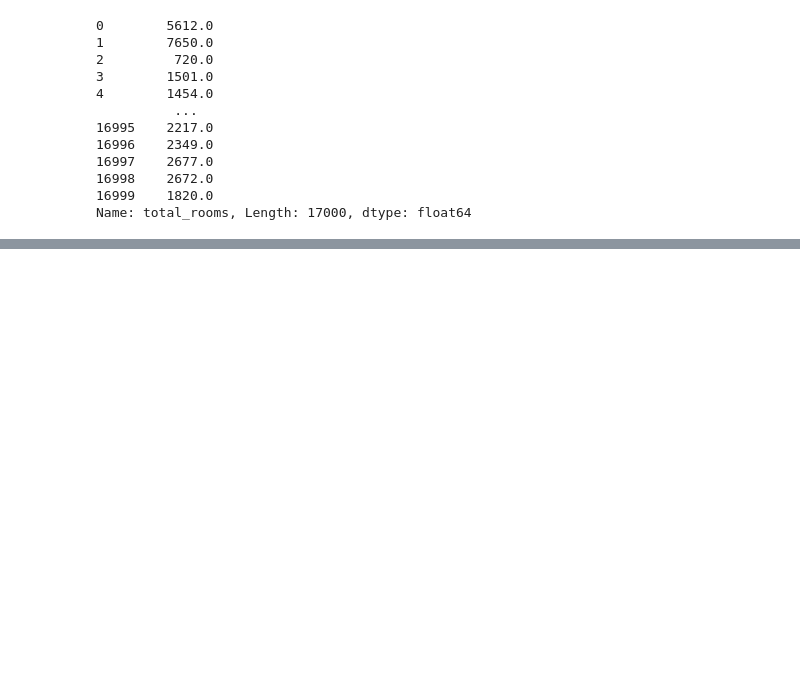
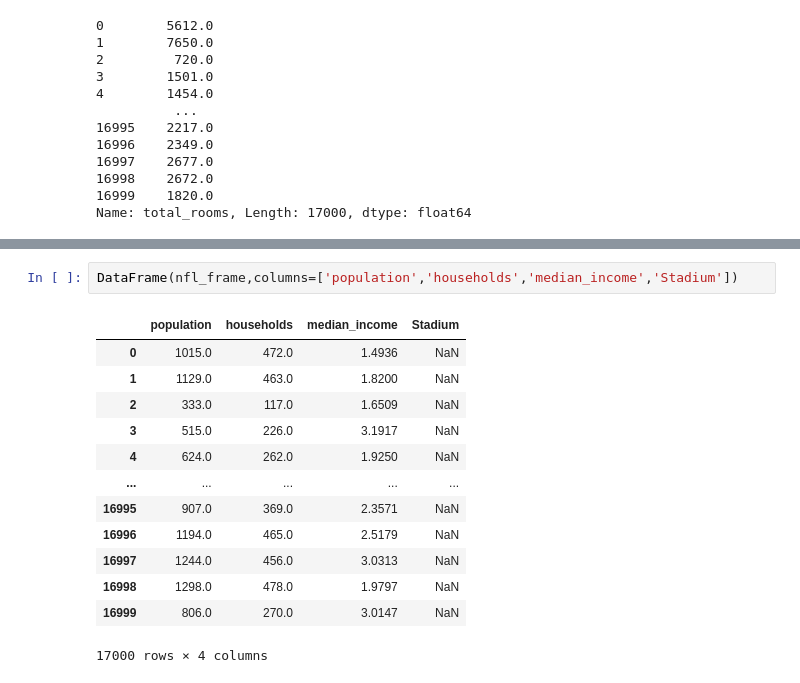
Before and after one commit to mingma1369/Python, a Jupyter notebook: Lecture_15_DataFrame.ipynb, the cells around one changed output, grey strips where cells are left out. Drawn from its saved outputs; the diff is of its cells as text; blank space fills up the shorter version.

```diff
--- a/Lecture_15_DataFrame.ipynb
+++ b/Lecture_15_DataFrame.ipynb
@@ -62,0 +79,16 @@ Name: total_rooms, Length: 17000, dtype: float64
+# %%
+DataFrame(nfl_frame,columns=['population','households','median_income','Stadium'])
+# %% [output]
+|  | population | households | median_income | Stadium |
+| 0 | 1015.0 | 472.0 | 1.4936 | NaN |
+| 1 | 1129.0 | 463.0 | 1.8200 | NaN |
+| 2 | 333.0 | 117.0 | 1.6509 | NaN |
+| 3 | 515.0 | 226.0 | 3.1917 | NaN |
+| 4 | 624.0 | 262.0 | 1.9250 | NaN |
+| ... | ... | ... | ... | ... |
+| 16995 | 907.0 | 369.0 | 2.3571 | NaN |
+| 16996 | 1194.0 | 465.0 | 2.5179 | NaN |
+| 16997 | 1244.0 | 456.0 | 3.0313 | NaN |
+| 16998 | 1298.0 | 478.0 | 1.9797 | NaN |
+| 16999 | 806.0 | 270.0 | 3.0147 | NaN |
+17000 rows × 4 columns
```
Also changed, not shown: parts of 4 cells of this notebook.
